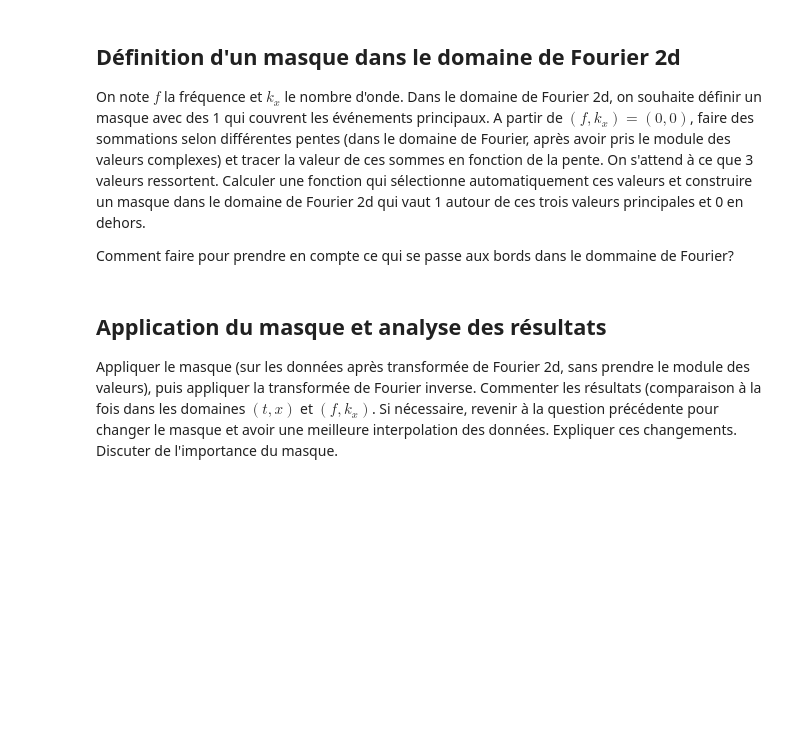
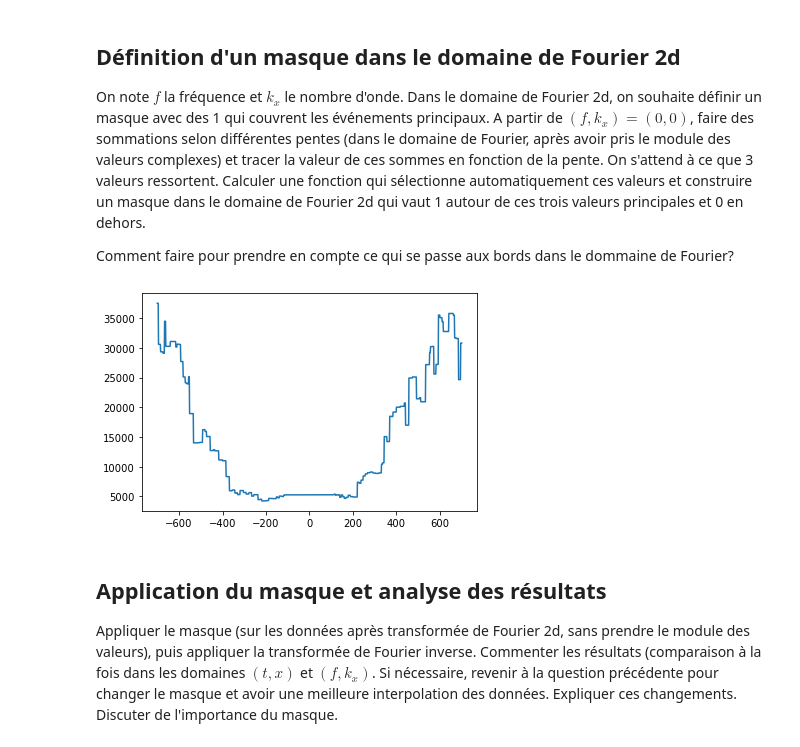
Before and after one commit to 21pili/tds, a Jupyter notebook: projet.ipynb, the cells around one changed output. Drawn from its saved outputs; the diff is of its cells as text; code cells hidden in the pictures; blank space fills up the shorter version.

```diff
--- a/projet.ipynb
+++ b/projet.ipynb
@@ -497,18 +583,21 @@ ak   = np.linspace(0,dk*(nk-1),nk)
 # %%
 def u(f,k):
     nk = int(k/dk)
     nf = int(f/df)
     try:
         res = fft2D_gpanel[nf,nk]
     except IndexError:
         return 0
     return res
 
 def F(p):
-    return -1 * np.sum([u(p*k,k) for k in ak])
+    return np.sum([u(p*k,k)**2 for k in ak])
 
-F_liste = [F(p) for p in np.linspace()]
-plt.plot(F())
+F_liste = [F(p) for p in np.linspace(-700,700,1000)]
+plt.plot(np.linspace(-700,700,1000),F_liste)
+plt.show()
+# %% [output]
+[figure, added]
 # %% [markdown]
 ## Application du masque et analyse des résultats
 Appliquer le masque (sur les données après transformée de Fourier 2d, sans prendre le module des valeurs), puis appliquer la transformée de Fourier inverse. Commenter les résultats (comparaison à la fois dans les domaines $(t,x)$ et $(f,k_x)$. Si nécessaire, revenir à la question précédente pour changer le masque et avoir une meilleure interpolation des données. Expliquer ces changements. Discuter de l'importance du masque.
```
Also changed, not shown: parts of 20 cells of this notebook.
